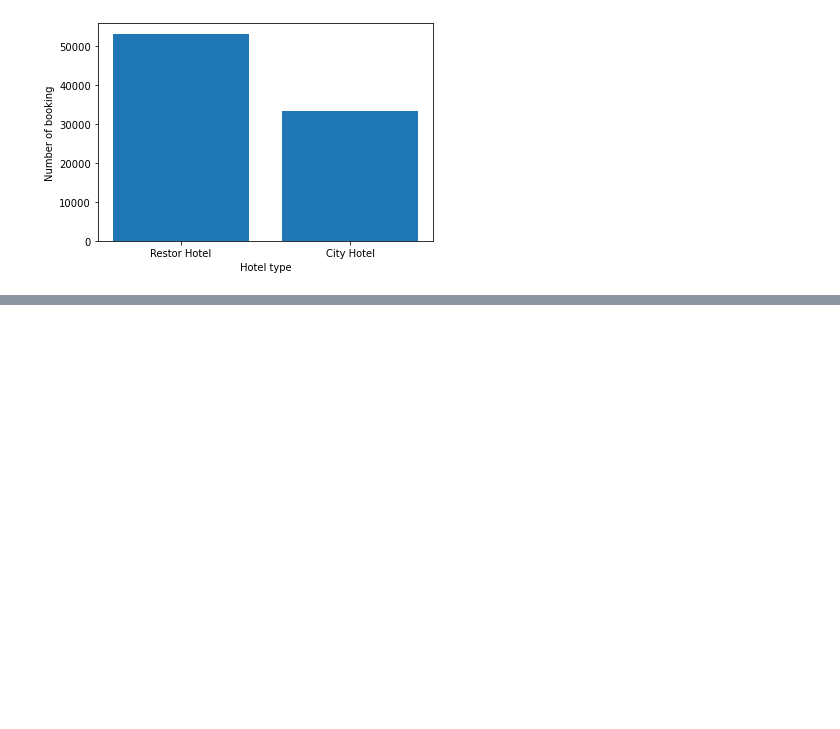
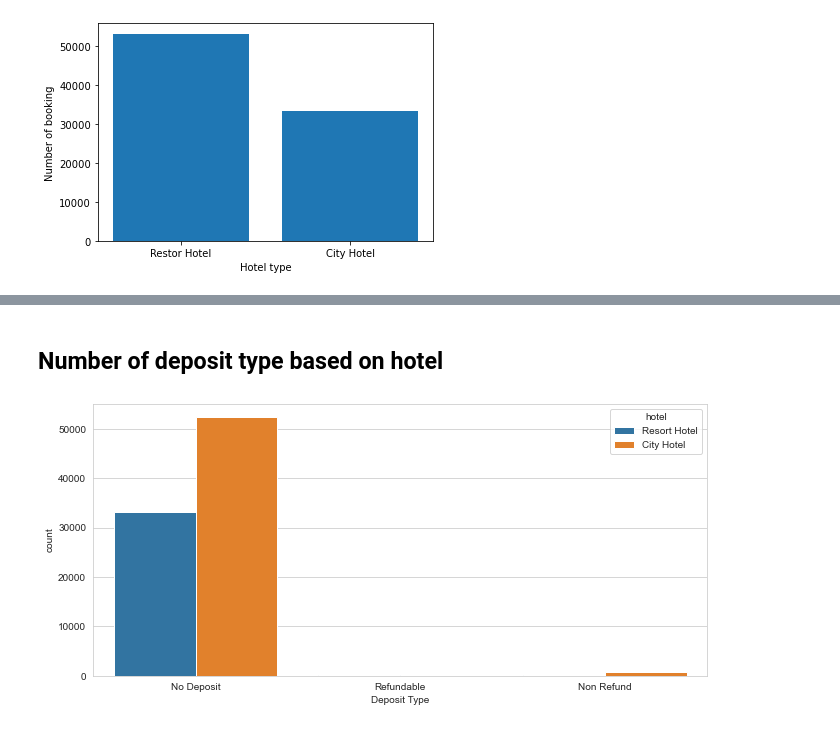
Before and after one commit to elp192/Group-Project, a Jupyter notebook: EDA/EDA.ipynb, the cells around one changed output, grey strips where cells are left out. Saved outputs shown, nothing was run; the diff lists cells and outputs as text; code cells hidden in the pictures; blank space fills up the shorter version.

```diff
--- a/EDA/EDA.ipynb
+++ b/EDA/EDA.ipynb
@@ -56,0 +86,10 @@ plt.show()
+# %% [markdown]
+## Number of deposit type based on hotel
+# %%
+plt.figure(figsize=(11, 5))
+sns.set_style("whitegrid")
+sns.countplot(data=hotel_df1_clean, x = 'deposit_type', hue='hotel')
+plt.xlabel("Deposit Type")
+plt.show()
+# %% [output]
+[figure, added]
```
Also changed, not shown: parts of 10 cells of this notebook.
